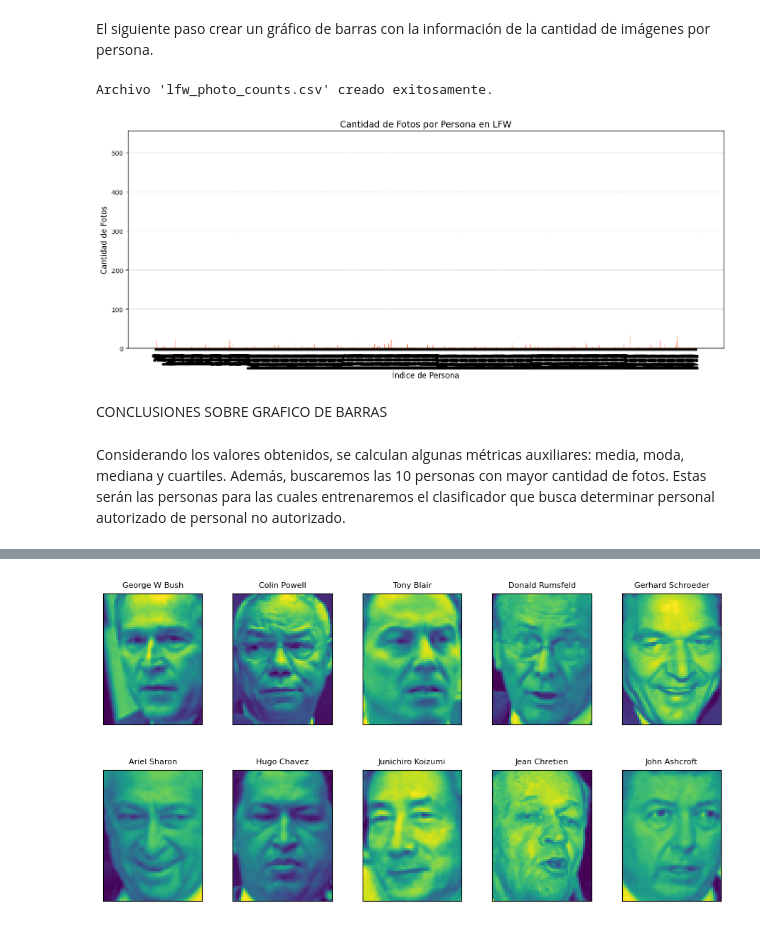
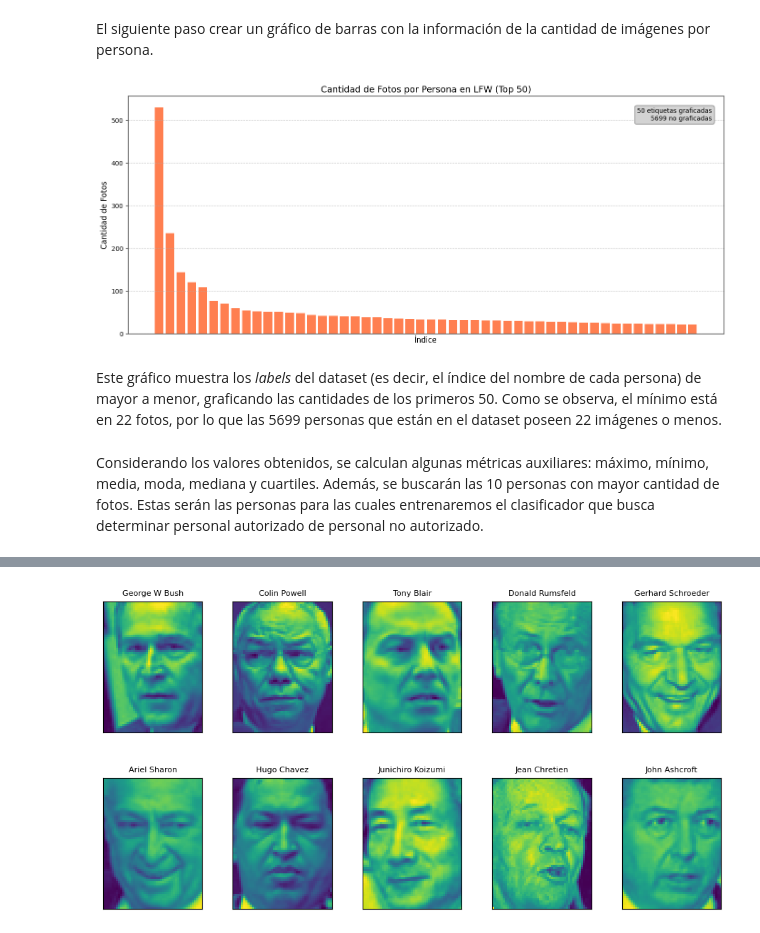
Before and after one commit to jquelas/face_recognition_classifier, a Jupyter notebook: face_recognition_classifier.ipynb, the cells around one changed output, grey strips where cells are left out. Drawn from its saved outputs; the diff is of its cells as text; code cells hidden in the pictures.

Commit message:
Improvement on photo count for each person in the dataset.

```diff
--- a/face_recognition_classifier.ipynb
+++ b/face_recognition_classifier.ipynb
@@ -494,45 +463,54 @@ El siguiente paso crear un gráfico de barras con la información de la cantidad
 # %%
 # Cargar el CSV que contiene los IDs de los targets
 y_df = pd.read_csv('lfw_targets.csv')
-
-# Cargar también el CSV de nombres (ID -> Nombre de persona)
-target_names_df = pd.read_csv('lfw_target_names.csv')
 
 # Contar cuántas veces aparece cada Label_ID
 label_counts = Counter(y_df['Label_ID'])
 
 # Crear un DataFrame con los resultados
 photo_count_df = pd.DataFrame({
     'Label_ID': list(label_counts.keys()),
     'Photo_Count': list(label_counts.values())
 })
 
-# Asociar cada Label_ID con su Label_Name usando un merge
-photo_count_df = photo_count_df.merge(target_names_df, on='Label_ID', how='left')
+# Ordenar por cantidad de fotos (de mayor a menor)
+photo_count_df = photo_count_df.sort_values(by='Photo_Count', ascending=False).reset_index(drop=True)
 
-# Guardar el resultado en un CSV
-photo_count_df.to_csv('lfw_photo_counts.csv', index=False)
-print("Archivo 'lfw_photo_counts.csv' creado exitosamente.")
+# Limitar a los primeros 50
+max_labels = 50
+filtered_df = photo_count_df.head(max_labels)
 
-# Graficar: índice de persona en X, cantidad de fotos en Y
+# Cálculo de métricas para mostrar
+plotted_count = len(filtered_df)
+excluded_count = len(photo_count_df) - plotted_count
+
+# Graficar
 plt.figure(figsize=(14, 6))
-plt.bar(photo_count_df['Label_ID'], photo_count_df['Photo_Count'], color='coral')
+plt.bar(filtered_df.index, filtered_df['Photo_Count'], color='coral')
 
-plt.xlabel('Índice de Persona', fontsize=12)
+plt.xlabel('Índice', fontsize=12)
 plt.ylabel('Cantidad de Fotos', fontsize=12)
-plt.title('Cantidad de Fotos por Persona en LFW', fontsize=14)
+plt.title('Cantidad de Fotos por Persona en LFW (Top 50)', fontsize=14)
+
+# Agregar recuadro informativo dentro del gráfico
+info_text = f'{plotted_count} etiquetas graficadas\n{excluded_count} no graficadas'
+plt.gca().text(
+    0.98, 0.95, info_text,
+    transform=plt.gca().transAxes,
+    fontsize=10,
+    verticalalignment='top',
+    horizontalalignment='right',
+    bbox=dict(boxstyle='round,pad=0.4', facecolor='lightgray', edgecolor='gray')
+)
+
 plt.grid(axis='y', linestyle='--', alpha=0.7)
-
-# Opcional: mejorar los ticks del eje X si hay muchos datos
-plt.xticks(photo_count_df['Label_ID'], photo_count_df['Label_ID'], rotation=90)
-
+plt.xticks([])  # Eliminar etiquetas del eje X
 plt.tight_layout()
 plt.show()
 # %% [output]
-Archivo 'lfw_photo_counts.csv' creado exitosamente.
-[figure, old version]
+[figure, new version]
 # %% [markdown]
-CONCLUSIONES SOBRE GRAFICO DE BARRAS
+Este gráfico muestra los *labels* del dataset (es decir, el índice del nombre de cada persona) de mayor a menor, graficando las cantidades de los primeros 50. Como se observa, el mínimo está en 22 fotos, por lo que las 5699 personas que están en el dataset poseen 22 imágenes o menos.
 # %% [markdown]
-Considerando los valores obtenidos, se calculan algunas métricas auxiliares: media, moda, mediana y cuartiles. Además, buscaremos las 10 personas con mayor cantidad de fotos. Estas serán las personas para las cuales entrenaremos el clasificador que busca determinar personal autorizado de personal no autorizado.
+Considerando los valores obtenidos, se calculan algunas métricas auxiliares: máximo, mínimo, media, moda, mediana y cuartiles. Además, se buscarán las 10 personas con mayor cantidad de fotos. Estas serán las personas para las cuales entrenaremos el clasificador que busca determinar personal autorizado de personal no autorizado.
 # %%
```
Also changed, not shown: parts of 4 cells of this notebook, 1 other file.
